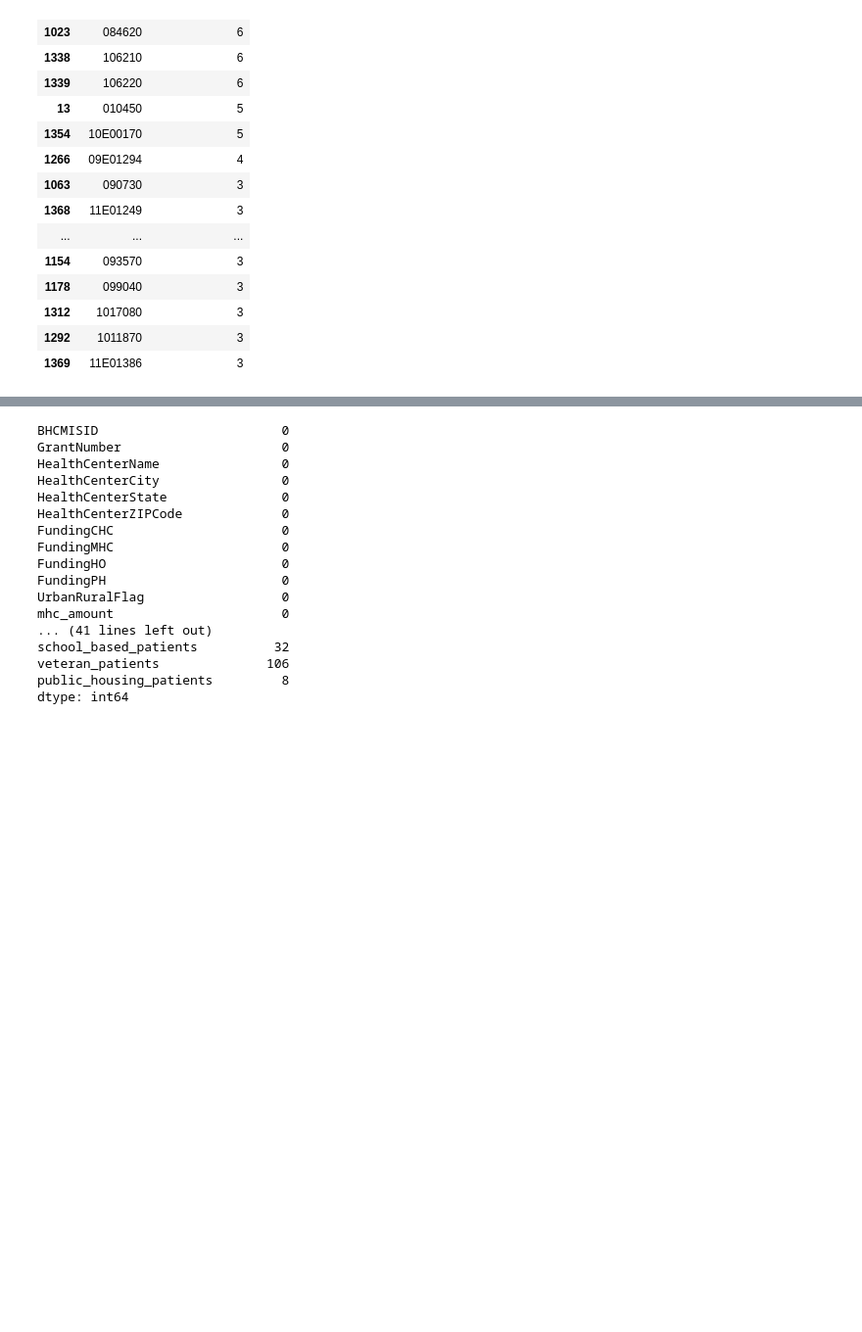
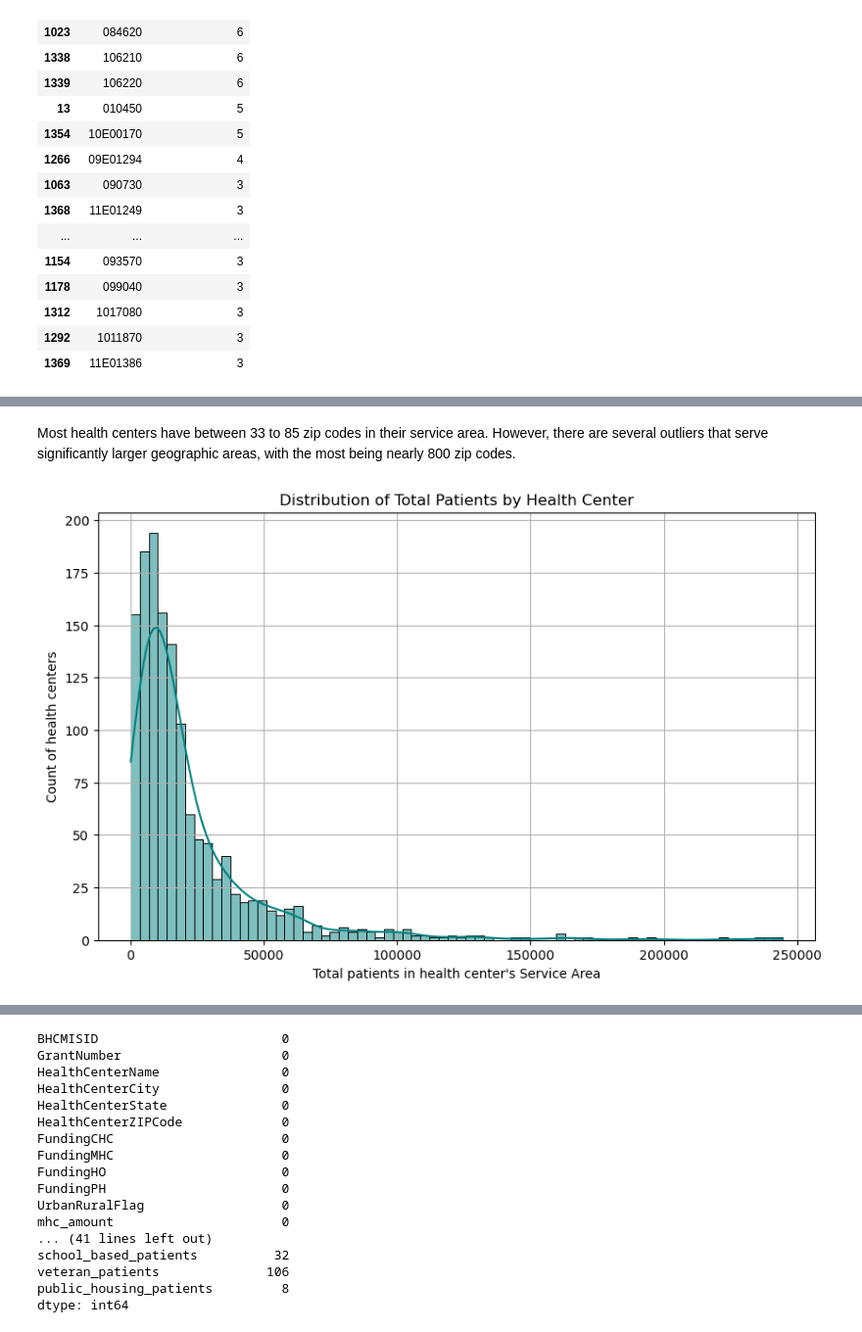
Before and after one commit to dezertdweller/capstone-project-fqhc-model, a Jupyter notebook: data-wrangling.ipynb, the cells around one changed output, grey strips where cells are left out. Shown at 98% size. Saved outputs shown, nothing was run; the diff lists cells and outputs as text; code cells hidden in the pictures; blank space fills up the shorter version.

```diff
--- a/data-wrangling.ipynb
+++ b/data-wrangling.ipynb
@@ -133,0 +200,13 @@ array(['ZipCode', 'Unknown Residence', 'Other ZIP Codes'], dtype=object)
+# %% [markdown]
+Most health centers have between 33 to 85 zip codes in their service area. However, there are several outliers that serve significantly larger geographic areas, with the most being nearly 800 zip codes.
+# %%
+# create a histogram that shows the distribution of health center zip code counts
+plt.figure(figsize=(10, 6))
+sns.histplot(data=service_area_patients_count, x='TotalNumberofPatients', color='teal', kde=True)
+plt.title('Distribution of Total Patients by Health Center')
+plt.xlabel("Total patients in health center's Service Area")
+plt.ylabel('Count of health centers')
+plt.grid(True)
+plt.show()
+# %% [output]
+[figure, added]
```
Also changed, not shown: parts of 25 cells of this notebook.
